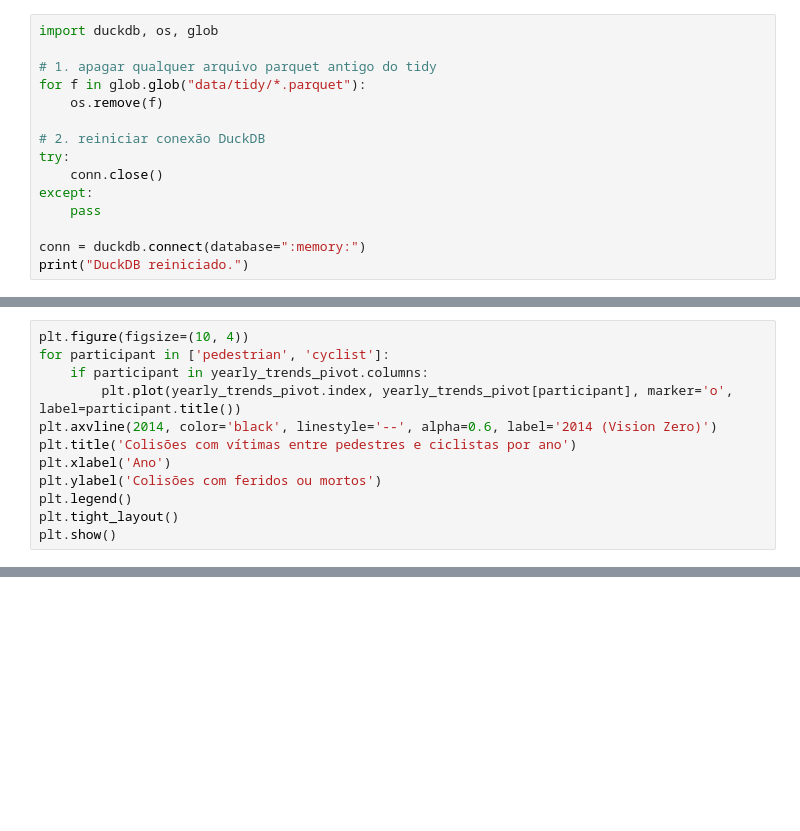
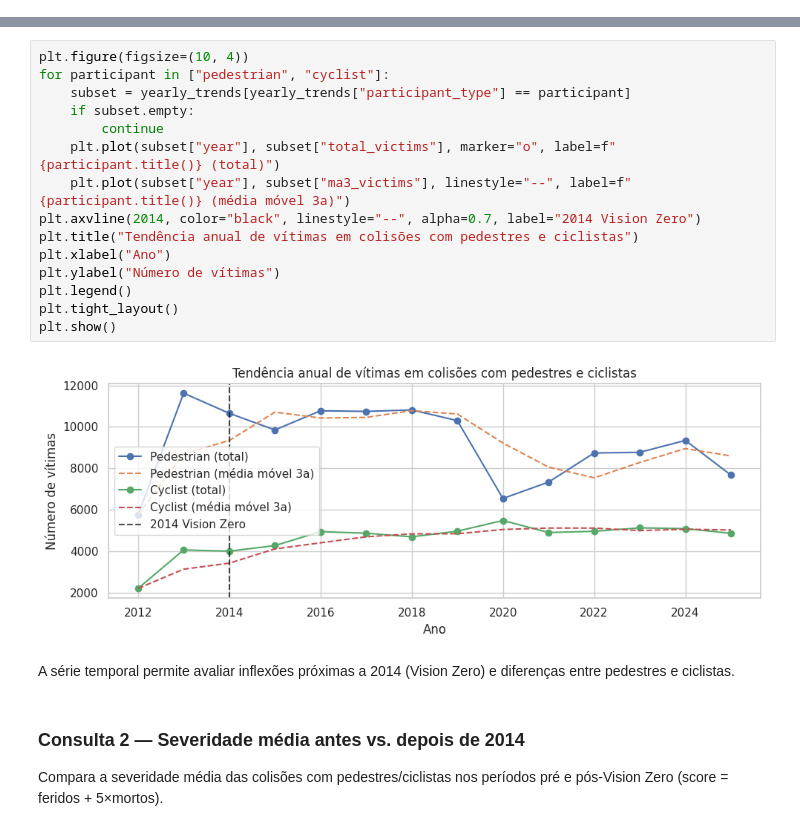
Before and after one commit to EduTiyo/data_science, a Jupyter notebook: exploratory_analysis.ipynb, the cells around one changed output, grey strips where cells are left out. Saved outputs shown, nothing was run; the diff lists cells and outputs as text; blank space fills up the shorter version.

```diff
--- a/exploratory_analysis.ipynb
+++ b/exploratory_analysis.ipynb
@@ -68,15 +0,0 @@ vehicles_df.head()
-# %%
-import duckdb, os, glob
-
-# 1. apagar qualquer arquivo parquet antigo do tidy
-for f in glob.glob("data/tidy/*.parquet"):
-    os.remove(f)
-
-# 2. reiniciar conexão DuckDB
-try:
-    conn.close()
-except:
-    pass
-
-conn = duckdb.connect(database=":memory:")
-print("DuckDB reiniciado.")
@@ -157,12 +0,0 @@ LINE 1: ... * FROM yearly WHERE ("year" IS NOT NULL) ORDER BY "year", participan
-# %%
-plt.figure(figsize=(10, 4))
-for participant in ['pedestrian', 'cyclist']:
-    if participant in yearly_trends_pivot.columns:
-        plt.plot(yearly_trends_pivot.index, yearly_trends_pivot[participant], marker='o', label=participant.title())
-plt.axvline(2014, color='black', linestyle='--', alpha=0.6, label='2014 (Vision Zero)')
-plt.title('Colisões com vítimas entre pedestres e ciclistas por ano')
-plt.xlabel('Ano')
-plt.ylabel('Colisões com feridos ou mortos')
-plt.legend()
-plt.tight_layout()
-plt.show()
@@ -372,0 +112,22 @@ As proporções obtidas permitem avaliar a aderência da Hipótese 2 sobre padr
+# %%
+plt.figure(figsize=(10, 4))
+for participant in ["pedestrian", "cyclist"]:
+    subset = yearly_trends[yearly_trends["participant_type"] == participant]
+    if subset.empty:
+        continue
+    plt.plot(subset["year"], subset["total_victims"], marker="o", label=f"{participant.title()} (total)")
+    plt.plot(subset["year"], subset["ma3_victims"], linestyle="--", label=f"{participant.title()} (média móvel 3a)")
+plt.axvline(2014, color="black", linestyle="--", alpha=0.7, label="2014 Vision Zero")
+plt.title("Tendência anual de vítimas em colisões com pedestres e ciclistas")
+plt.xlabel("Ano")
+plt.ylabel("Número de vítimas")
+plt.legend()
+plt.tight_layout()
+plt.show()
+# %% [output]
+[figure, added]
+# %% [markdown]
+A série temporal permite avaliar inflexões próximas a 2014 (Vision Zero) e diferenças entre pedestres e ciclistas.
+# %% [markdown]
+### Consulta 2 — Severidade média antes vs. depois de 2014
+Compara a severidade média das colisões com pedestres/ciclistas nos períodos pré e pós-Vision Zero (score = feridos + 5×mortos).
```
Also changed, not shown: parts of 86 cells of this notebook, 9 other files.
